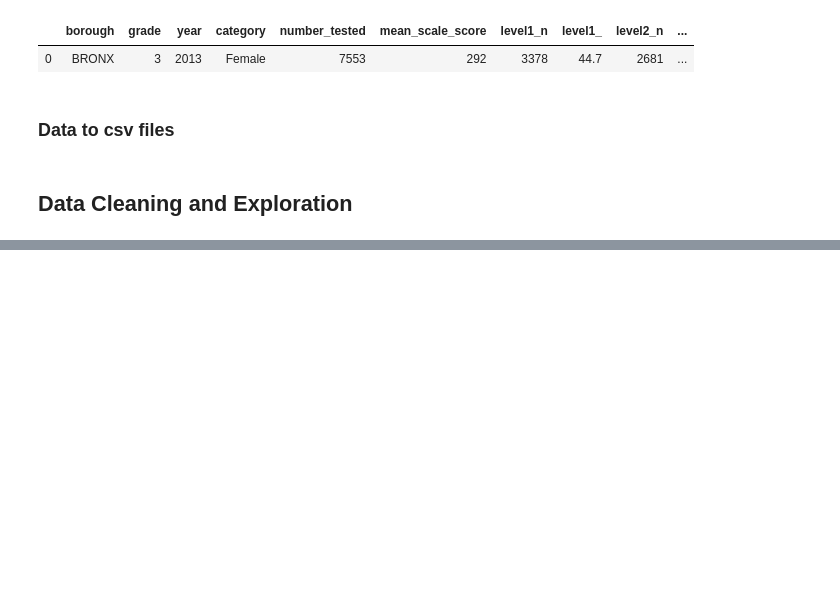
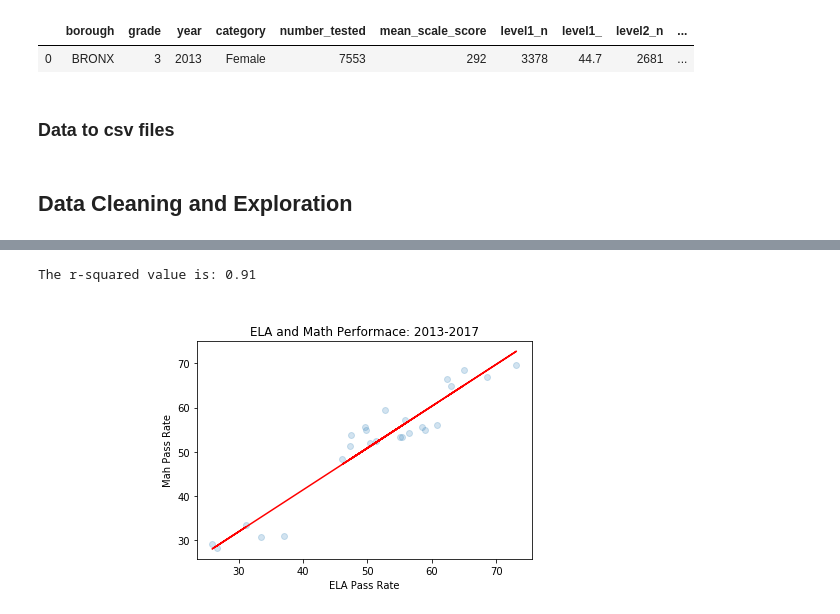
Before and after one commit to maxwilde3/projecttwo, a Jupyter notebook: Dev-KM/Data Cleaning.ipynb, the cells around one changed output, grey strips where cells are left out. Saved outputs shown, nothing was run; the diff lists cells and outputs as text; code cells hidden in the pictures; blank space fills up the shorter version.

```diff
--- a/Dev-KM/Data Cleaning.ipynb
+++ b/Dev-KM/Data Cleaning.ipynb
@@ -186,0 +247,14 @@ math_gender.to_csv("Data/math_gender.csv")
+# %%
+# Include only 'All Grades' rows as they aggreate the other rows
+math_df = math_eco[math_eco['grade'] == 'All Grades']
+ela_df = ela_eco[ela_eco['grade'] == 'All Grades']
+
+# Or break it down by grade
+# math_df = math_all[math_all['grade'] != 'All Grades']
+# ela_df = ela_all[ela_all['grade'] != 'All Grades']
+
+# did not come in as numeric because there is 's' for numbers that cannot be reported
+
+cols = ['number_tested', 'mean_scale_score', 'level1_n', 'level1_', 'level2_n', 'level2_', 'level3_n', 'level3_', 'level4_n', 'level4_', 'level3_4_n', 'level3_4_']
+math_df[cols] = math_df[cols].apply(pd.to_numeric, errors='coerce')
+ela_df[cols] = ela_df[cols].apply(pd.to_numeric, errors='coerce')
@@ -186,0 +272,24 @@ math_gender.to_csv("Data/math_gender.csv")
+# %%
+# greater association between math and ela for those who are not economically disadvantaged
+
+ela_math_scores = ela_math_scores[ela_math_scores['category'] == 'Not Econ Disadv']
+# %%
+regression = stats.linregress(ela_math_scores['level3_4__x'], ela_math_scores['level3_4__y'])
+slope = regression[0]
+intercept = regression[1]
+x = ela_math_scores['level3_4__x']
+y = slope * x + intercept
+rsq_value = round(regression[2]**2,2)
+
+plt.scatter(ela_math_scores['level3_4__x'], ela_math_scores['level3_4__y'], alpha = .2)
+plt.title('ELA and Math Performace: 2013-2017')
+plt.xlabel('ELA Pass Rate')
+plt.ylabel('Mah Pass Rate')
+plt.plot(x, y, color = 'r')
+line_eq = "y = " + str(round(slope,2)) + "x + " + str(round(intercept,2))
+plt.annotate(line_eq, (0,80), fontsize = 15, color = "r")
+print(f"The r-squared value is: {rsq_value}")
+plt.show()
+# %% [output]
+The r-squared value is: 0.91
+[figure, added]
```
Also changed, not shown: parts of 7 cells of this notebook, 1 other file.
